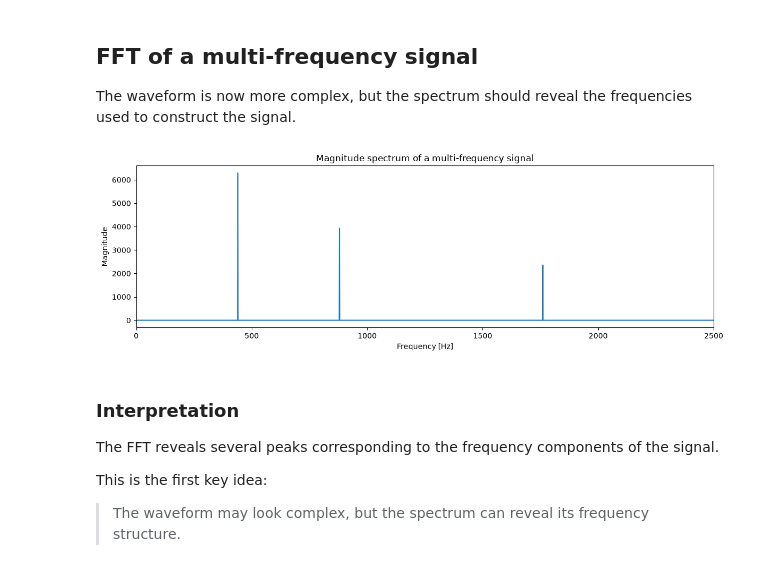
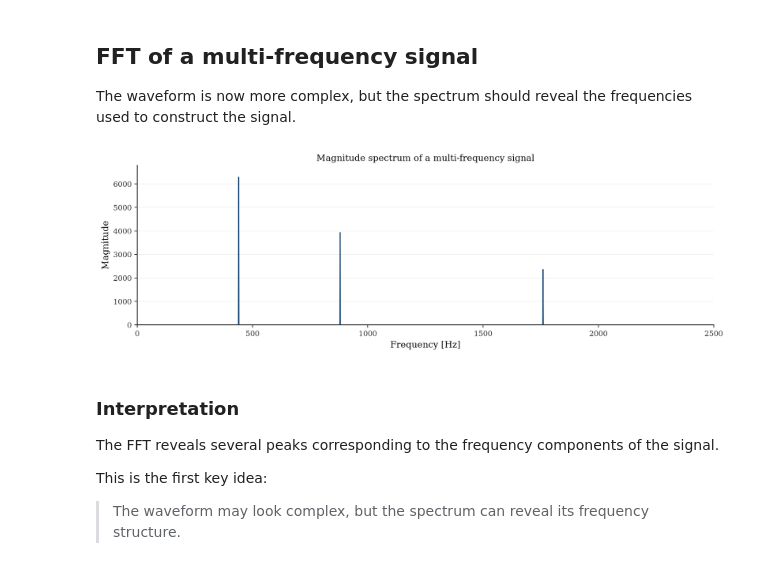
Before and after one commit to vpobleteacustica/audio-data-mining-class, a Jupyter notebook: notebooks/02_spectrograms_stft.ipynb, the cells around one changed output. Cells and saved outputs as stored; diff of their text form; code cells hidden in the pictures.

```diff
--- a/notebooks/02_spectrograms_stft.ipynb
+++ b/notebooks/02_spectrograms_stft.ipynb
@@ -250,19 +277,17 @@ The waveform is now more complex, but the spectrum should reveal the frequencies
 # %%
 N = len(multi_tone)
 fft_values = np.fft.rfft(multi_tone)
 fft_magnitude = np.abs(fft_values)
 frequencies = np.fft.rfftfreq(N, d=1 / sampling_rate)
 
-plt.figure(figsize=(12, 4))
-plt.plot(frequencies, fft_magnitude)
-plt.title("Magnitude spectrum of a multi-frequency signal")
-plt.xlabel("Frequency [Hz]")
-plt.ylabel("Magnitude")
-plt.xlim(0, 2500)
-plt.tight_layout()
-plt.show()
+plot_magnitude_spectrum(
+    frequencies=frequencies,
+    magnitude=fft_magnitude,
+    title="Magnitude spectrum of a multi-frequency signal",
+    xlim=(0, 2500),
+)
 # %% [output]
-[figure, old version]
+[figure, new version]
 # %% [markdown]
 ### Interpretation
 
```
Also changed, not shown: parts of 32 cells of this notebook, 6 other files.
